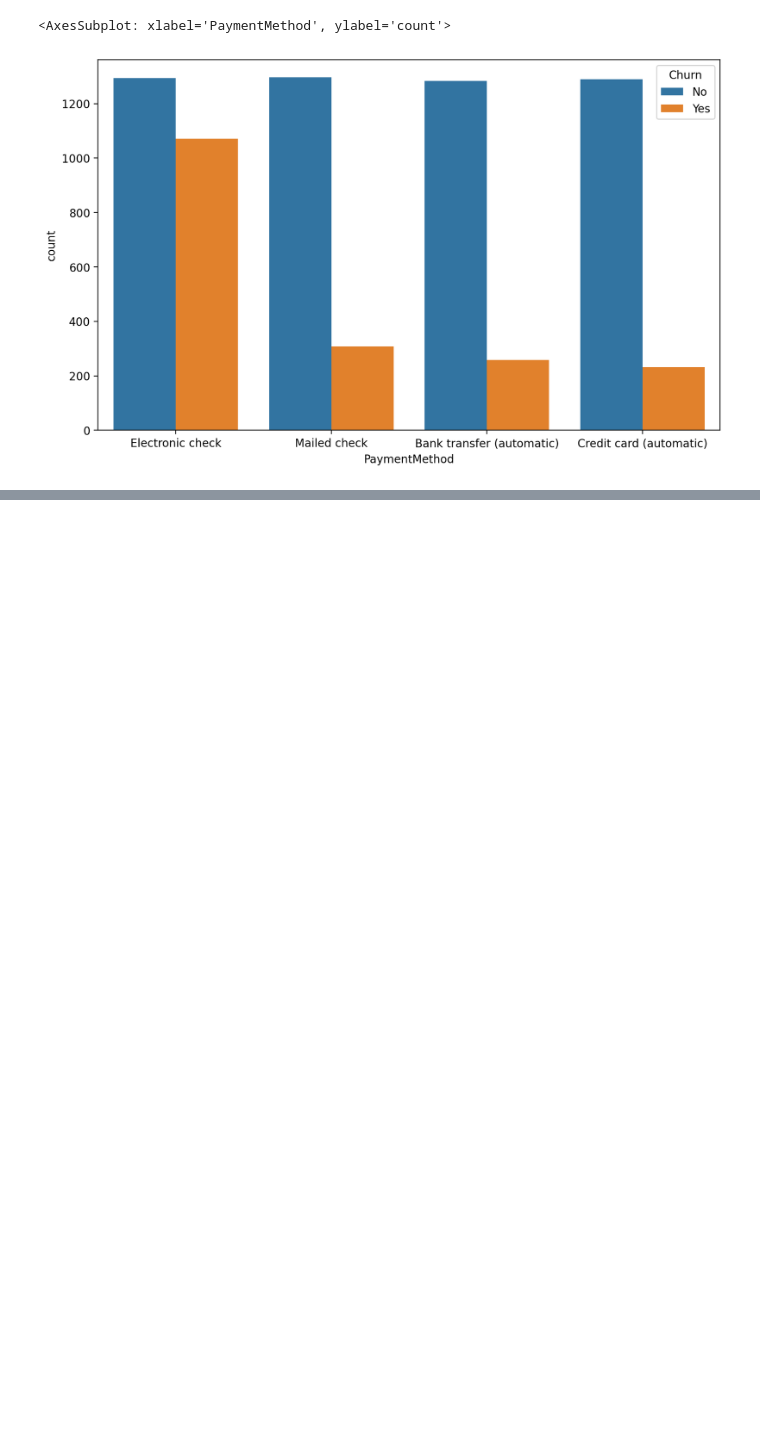
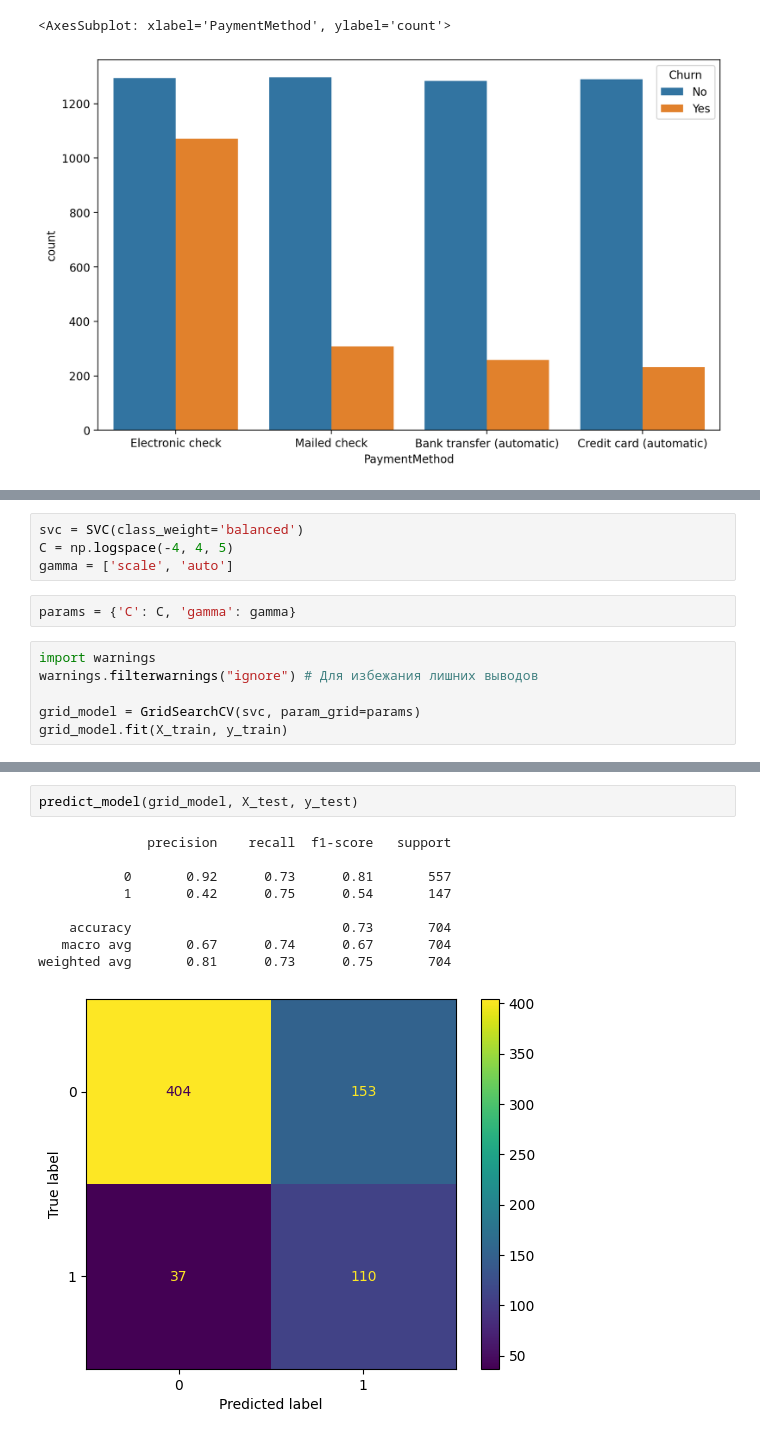
Before and after one commit to Safuanov888/Churn-Project, a Jupyter notebook: Work_with_data.ipynb, the cells around one changed output, grey strips where cells are left out. Cells and saved outputs as stored; diff of their text form; blank space fills up the shorter version.

```diff
--- a/Work_with_data.ipynb
+++ b/Work_with_data.ipynb
@@ -200,0 +348,12 @@ sns.countplot(data=df, x='PaymentMethod', hue='Churn')
+# %%
+svc = SVC(class_weight='balanced')
+C = np.logspace(-4, 4, 5)
+gamma = ['scale', 'auto']
+# %%
+params = {'C': C, 'gamma': gamma}
+# %%
+import warnings
+warnings.filterwarnings("ignore") # Для избежания лишних выводов
+
+grid_model = GridSearchCV(svc, param_grid=params)
+grid_model.fit(X_train, y_train)
@@ -200,0 +382,12 @@ sns.countplot(data=df, x='PaymentMethod', hue='Churn')
+# %%
+predict_model(grid_model, X_test, y_test)
+# %% [output]
+              precision    recall  f1-score   support
+
+           0       0.92      0.73      0.81       557
+           1       0.42      0.75      0.54       147
+
+    accuracy                           0.73       704
+   macro avg       0.67      0.74      0.67       704
+weighted avg       0.81      0.73      0.75       704
+[figure, added]
```
Also changed, not shown: parts of 23 cells of this notebook.
